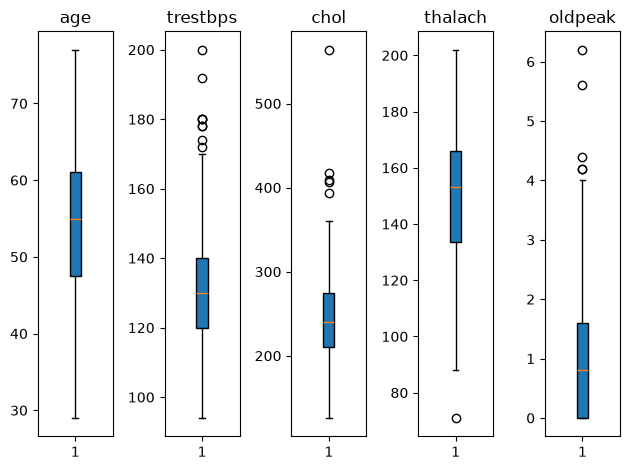
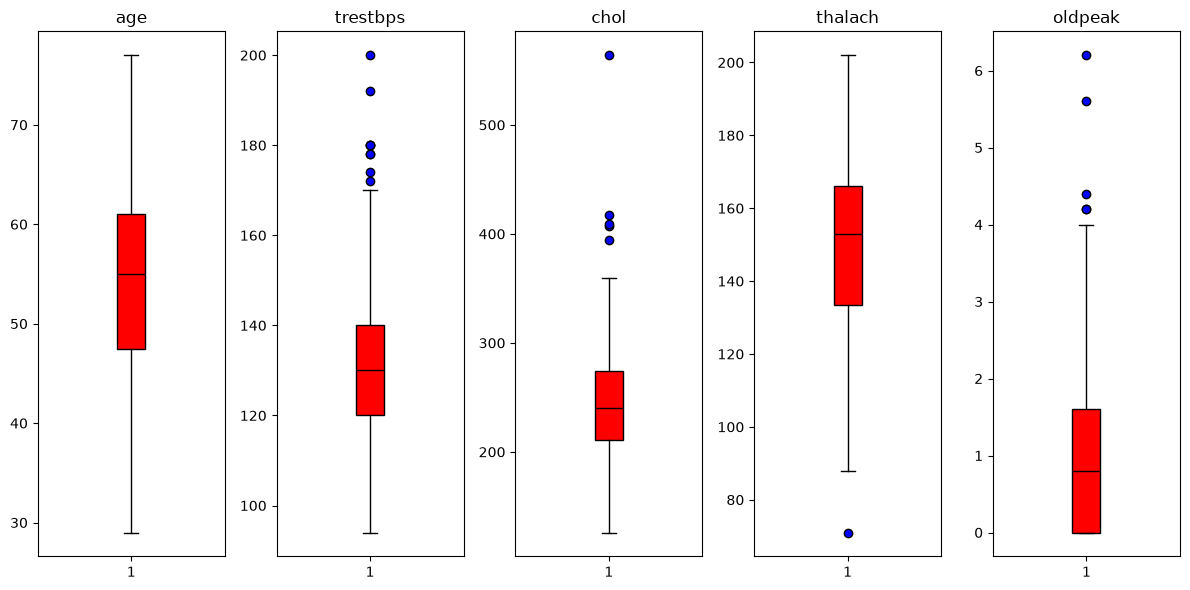
Unified diff of the notebook cell whose output changed from the first chart to the second:
--- before
+++ after
@@ -4,7 +4,7 @@
     if number_unique > 6:
         col.append(index)
-fig , ax = plt.subplots(ncols=len(col))
+fig , ax = plt.subplots(figsize=(12,6),ncols=len(col))
 for i ,column in enumerate(col):
-    ax[i].boxplot(df[column],patch_artist=True)
+    ax[i].boxplot(df[column],patch_artist=True,boxprops={"facecolor":"red"},medianprops={"color":"black"},flierprops={"markerfacecolor":"blue"})
     ax[i].set_title(column)
 plt.tight_layout()

Commit: Add files via upload